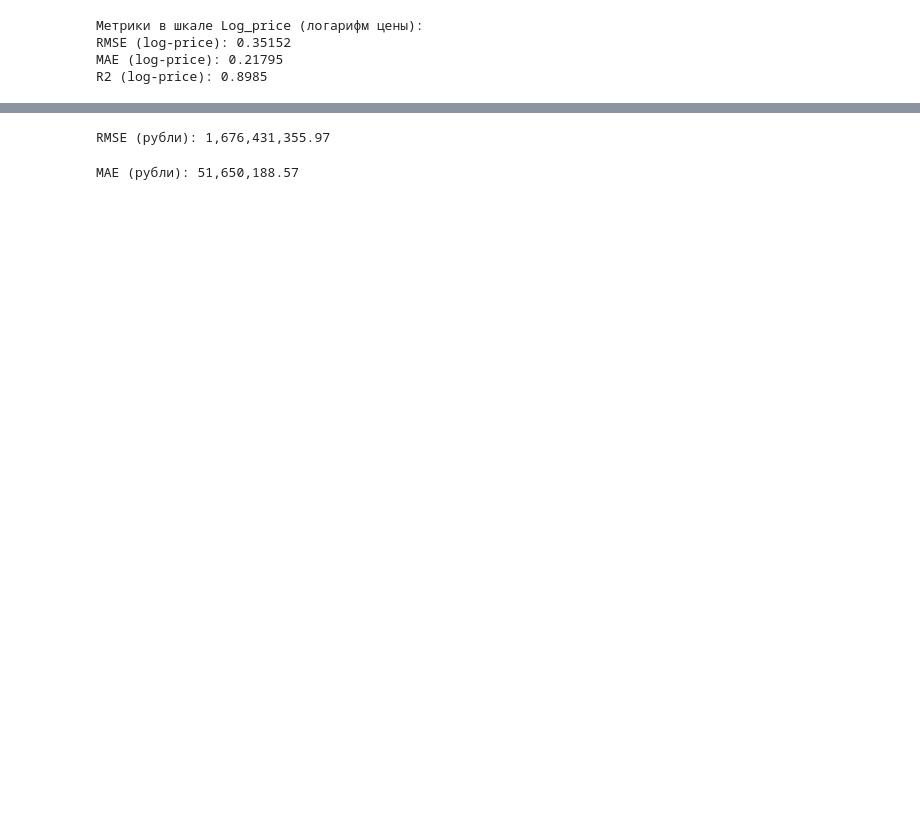
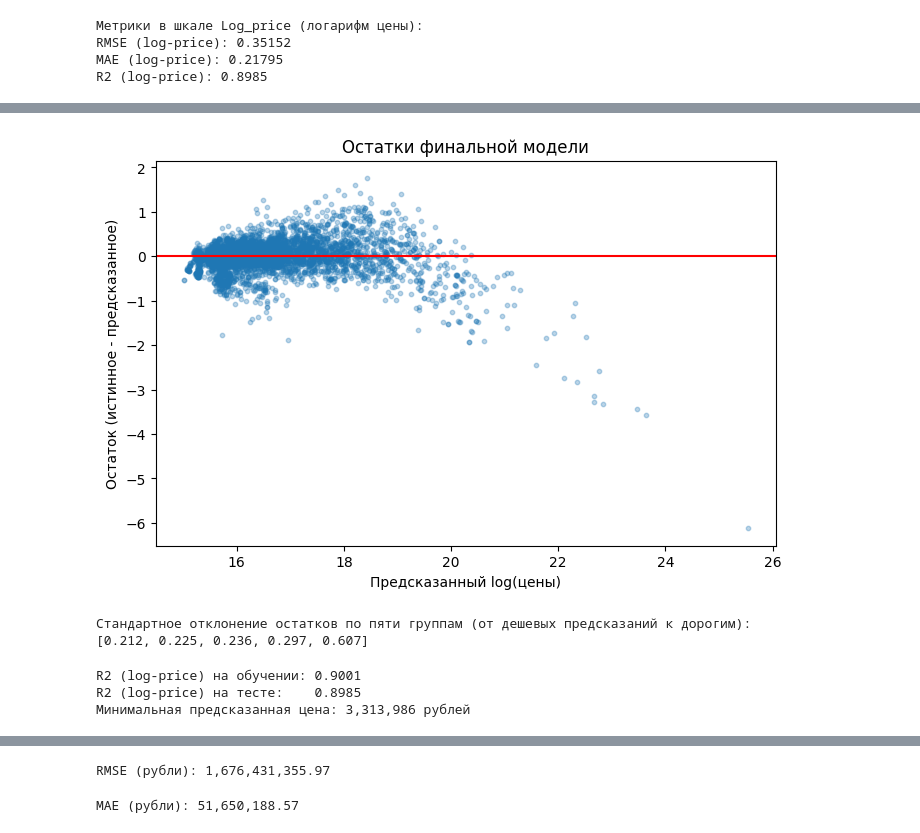
Before and after one commit to evgpat/ml_basics_course, a Jupyter notebook: lesson_02/02_Семинар_Задача_предсказания_стоимости_квартиры.ipynb, the cells around one changed output, grey strips where cells are left out. Cells and saved outputs as stored; diff of their text form; code cells hidden in the pictures; blank space fills up the shorter version.

```diff
--- a/lesson_02/02_Семинар_Задача_предсказания_стоимости_квартиры.ipynb
+++ b/lesson_02/02_Семинар_Задача_предсказания_стоимости_квартиры.ipynb
@@ -1051,0 +1209,30 @@ R2 (log-price): 0.8985
+# %%
+# Остатки против предсказаний
+residuals = test_y - pred_test
+plt.figure(figsize=(8, 5))
+plt.scatter(pred_test, residuals, alpha=0.3, s=10)
+plt.axhline(0, color='red')
+plt.xlabel('Предсказанный log(цены)')
+plt.ylabel('Остаток (истинное - предсказанное)')
+plt.title('Остатки финальной модели')
+plt.show()
+
+# Разброс остатков по пяти группам предсказанной цены
+print('Стандартное отклонение остатков по пяти группам (от дешевых предсказаний к дорогим):')
+print(residuals.groupby(pd.qcut(pred_test, 5)).std().round(3).tolist())
+# %% [output]
+[figure, added]
+Стандартное отклонение остатков по пяти группам (от дешевых предсказаний к дорогим):
+[0.212, 0.225, 0.236, 0.297, 0.607]
+# %%
+# Переобучение? Сравним R2 на обучающей и тестовой выборках
+pred_train_final = pipeline_final.predict(train_x_without_outliers)
+print(f'R2 (log-price) на обучении: {r2_score(train_y_without_outliers, pred_train_final):.4f}')
+print(f'R2 (log-price) на тесте:    {r2_score(test_y, pred_test):.4f}')
+
+# Отрицательных цен больше нет
+print(f'Минимальная предсказанная цена: {np.exp(pred_test).min():,.0f} рублей')
+# %% [output]
+R2 (log-price) на обучении: 0.9001
+R2 (log-price) на тесте:    0.8985
+Минимальная предсказанная цена: 3,313,986 рублей
```
Also changed, not shown: parts of 49 cells of this notebook, 2 other files.
